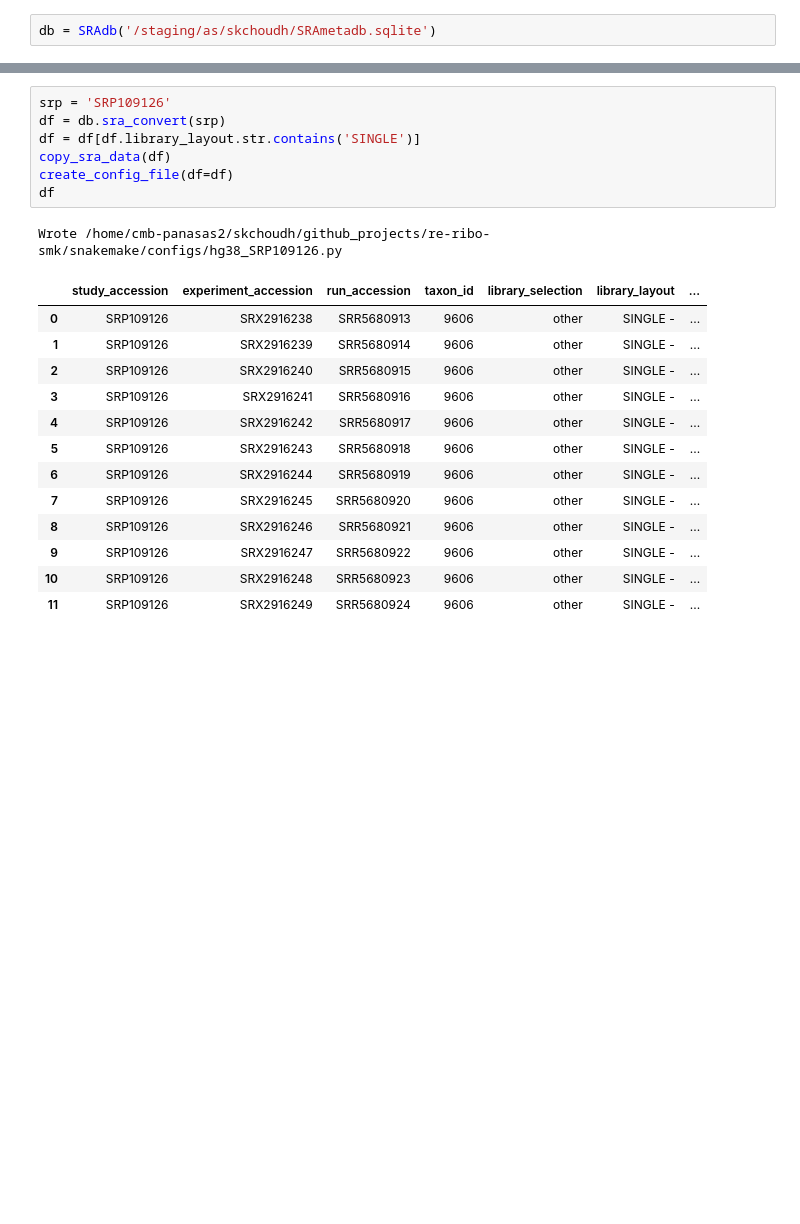
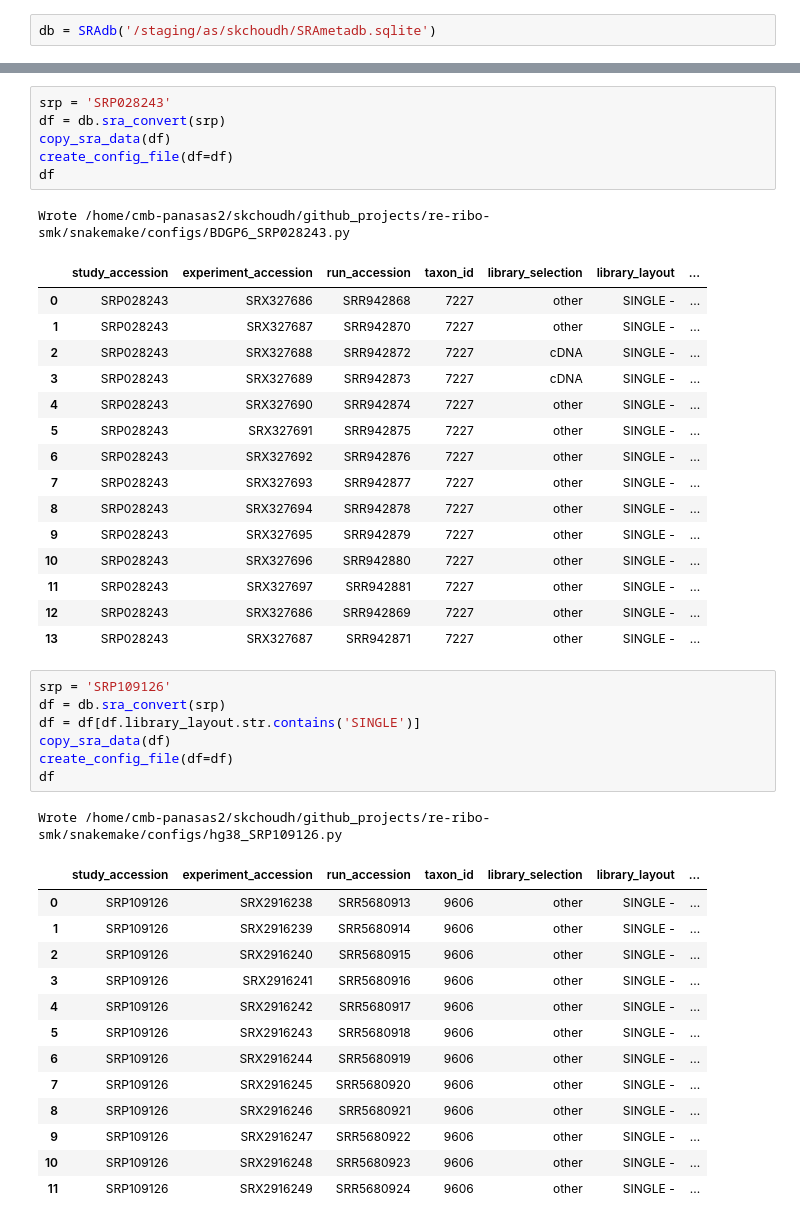
Before and after one commit to saketkc/re-ribo-smk, a Jupyter notebook: notebooks/Symlink-RiboSeq-samples.ipynb, the cells around one changed output, grey strips where cells are left out. Cells and saved outputs as stored; diff of their text form; blank space fills up the shorter version.

```diff
--- a/notebooks/Symlink-RiboSeq-samples.ipynb
+++ b/notebooks/Symlink-RiboSeq-samples.ipynb
@@ -89,3 +119,26 @@ db = SRAdb('/staging/as/skchoudh/SRAmetadb.sqlite')
+# %%
+srp = 'SRP028243'
+df = db.sra_convert(srp)
+copy_sra_data(df)
+create_config_file(df=df)
+df
+# %% [output]
+Wrote /home/cmb-panasas2/skchoudh/github_projects/re-ribo-smk/snakemake/configs/BDGP6_SRP028243.py
+|  | study_accession | experiment_accession | run_accession | taxon_id | library_selection | library_layout | ... |
+| 0 | SRP028243 | SRX327686 | SRR942868 | 7227 | other | SINGLE - | ... |
+| 1 | SRP028243 | SRX327687 | SRR942870 | 7227 | other | SINGLE - | ... |
+| 2 | SRP028243 | SRX327688 | SRR942872 | 7227 | cDNA | SINGLE - | ... |
+| 3 | SRP028243 | SRX327689 | SRR942873 | 7227 | cDNA | SINGLE - | ... |
+| 4 | SRP028243 | SRX327690 | SRR942874 | 7227 | other | SINGLE - | ... |
+| 5 | SRP028243 | SRX327691 | SRR942875 | 7227 | other | SINGLE - | ... |
+| 6 | SRP028243 | SRX327692 | SRR942876 | 7227 | other | SINGLE - | ... |
+| 7 | SRP028243 | SRX327693 | SRR942877 | 7227 | other | SINGLE - | ... |
+| 8 | SRP028243 | SRX327694 | SRR942878 | 7227 | other | SINGLE - | ... |
+| 9 | SRP028243 | SRX327695 | SRR942879 | 7227 | other | SINGLE - | ... |
+| 10 | SRP028243 | SRX327696 | SRR942880 | 7227 | other | SINGLE - | ... |
+| 11 | SRP028243 | SRX327697 | SRR942881 | 7227 | other | SINGLE - | ... |
+| 12 | SRP028243 | SRX327686 | SRR942869 | 7227 | other | SINGLE - | ... |
+| 13 | SRP028243 | SRX327687 | SRR942871 | 7227 | other | SINGLE - | ... |
 # %%
 srp = 'SRP109126'
 df = db.sra_convert(srp)
```
Also changed, not shown: parts of 2 cells of this notebook, 12 other files.
